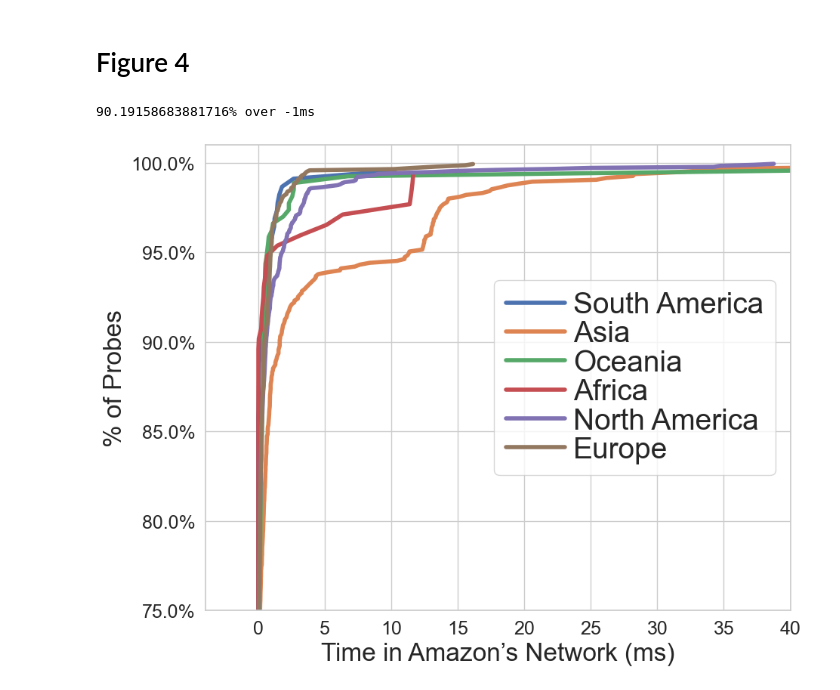
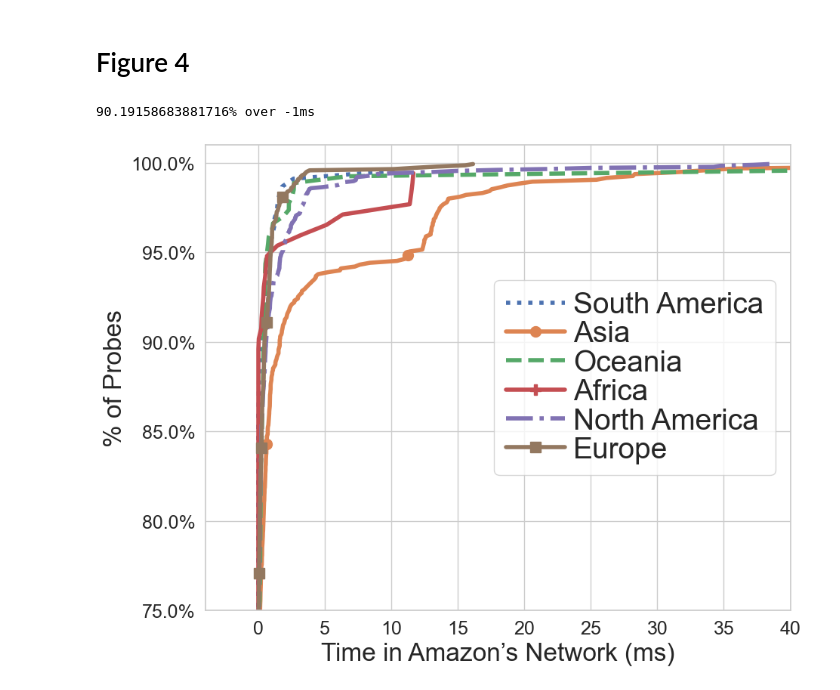
Before and after one commit to TuftsNATLab/EdgeDivide, a Jupyter notebook: RIPEAtlasGraphs.ipynb, the cells around one changed output. Saved outputs shown, nothing was run; the diff lists cells and outputs as text; code cells hidden in the pictures.

```diff
--- a/RIPEAtlasGraphs.ipynb
+++ b/RIPEAtlasGraphs.ipynb
@@ -519,13 +520,13 @@ def amazon_time(measurement):
 traceroute_measurements = flatten([x[1] for x in traceroute_results])
 
 # Cache ip to ASN info, this can take a long time
-try:
-    # Create the file if it doesn't exist
-    f = open(ip_mapping_path, "x")
-    json.dump({}, f)
-    f.close()
-except:
-    pass
+# try:
+#     # Create the file if it doesn't exist
+#     f = open(ip_mapping_path, "x")
+#     json.dump({}, f)
+#     f.close()
+# except:
+#     pass
 ips = list(set(flatten([list(map(lambda x: originFromHop(x), mes.hops)) for mes in traceroute_measurements])))
 def chunk(l, n):
     for i in range(0, len(l), n):
@@ -549,35 +568,53 @@ grouped_results = groupByContinents(ds)
 # %%
 def nonNegativePercentage(l, epsilon=1):
     s = sorted(l)
     non_negative_length = len([a for a in s if a > 0-epsilon])
     return non_negative_length/len(l)
+
+def continentToStyle(continent):
+    if continent == 'oc':
+        return '--'
+    if continent == 'na':
+        return '-.'
+    if continent == 'sa':
+        return ':'
+    return '-'
+
+def continent_code_to_marker(c):
+    if c == "as":
+        return 'o'
+    if c == "eu":
+        return 's'
+    if c == "af":
+        return 'P'
+    return None
 
 fig, ax = plt.subplots(figsize=(10, 8))
 saResults = [x[1] - x[0] for x in grouped_results['SA']]
 asResults = [x[1] - x[0] for x in grouped_results['AS']]
 ocResults = [x[1] - x[0] for x in grouped_results['OC']]
 afResults = [x[1] - x[0] for x in grouped_results['AF']]
 naResults = [x[1] - x[0] for x in grouped_results['NA']]
 euResults = [x[1] - x[0] for x in grouped_results['EU']]
 print(f"{nonNegativePercentage(saResults + asResults + ocResults + afResults + naResults + euResults) * 100}% over -1ms")
-plotCDF(saResults, label="South America", ax=ax, linewidth=4)
-plotCDF(asResults, label="Asia", ax=ax, linewidth=4)
-plotCDF(ocResults, label="Oceania", ax=ax, linewidth=4)
-plotCDF(afResults, label="Africa", ax=ax, linewidth=4)
-plotCDF(naResults, label="North America", ax=ax, linewidth=4)
-plotCDF(euResults, label="Europe", ax=ax, linewidth=4)
+plotCDF(saResults, label="South America", ax=ax, linewidth=4, linestyle=continentToStyle('sa'), marker=continent_code_to_marker('sa'), markevery=100, markersize=10)
+plotCDF(asResults, label="Asia", ax=ax, linewidth=4, linestyle=continentToStyle('as'), marker=continent_code_to_marker('as'), markevery=100, markersize=10)
+plotCDF(ocResults, label="Oceania", ax=ax, linewidth=4, linestyle=continentToStyle('oc'), marker=continent_code_to_marker('oc'), markevery=100, markersize=10)
+plotCDF(afResults, label="Africa", ax=ax, linewidth=4, linestyle=continentToStyle('af'), marker=continent_code_to_marker('af'), markevery=10, markersize=10)
+plotCDF(naResults, label="North America", ax=ax, linewidth=4, linestyle=continentToStyle('na'), marker=continent_code_to_marker('na'), markevery=100, markersize=10)
+plotCDF(euResults, label="Europe", ax=ax, linewidth=4, linestyle=continentToStyle('eu'), marker=continent_code_to_marker('eu'), markevery=100, markersize=10)
 style_graph_cdf(ax, xlabel='Time in Amazon’s Network (ms)')
 ax.set_ylim(0.75, 1.01)
 ax.set_xlim(-4, 40)
 ax.legend(
     labelspacing=0.06,
     columnspacing=0.5,
     handletextpad=0.3,
     ncol=1,
     fontsize="28",
     loc="right",
 )
 plt.savefig('images/amazon_time.png', bbox_inches='tight', dpi=300)
 # %% [output]
 90.19158683881716% over -1ms
-[figure, old version]
+[figure, new version]
```
Also changed, not shown: parts of 5 cells of this notebook, 1 other file.
